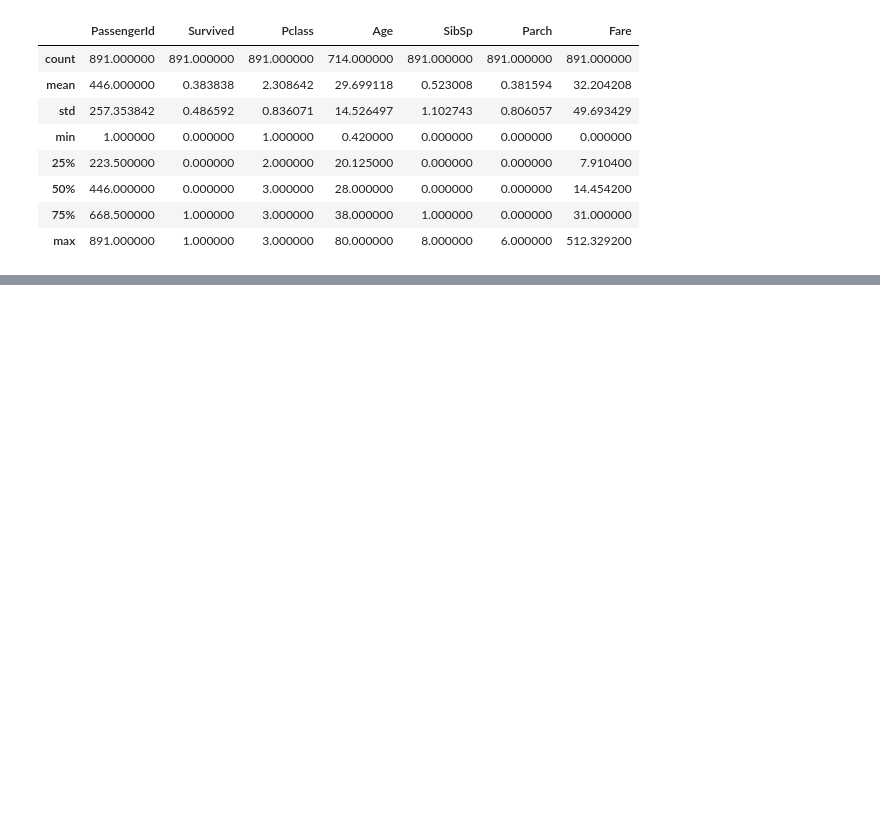
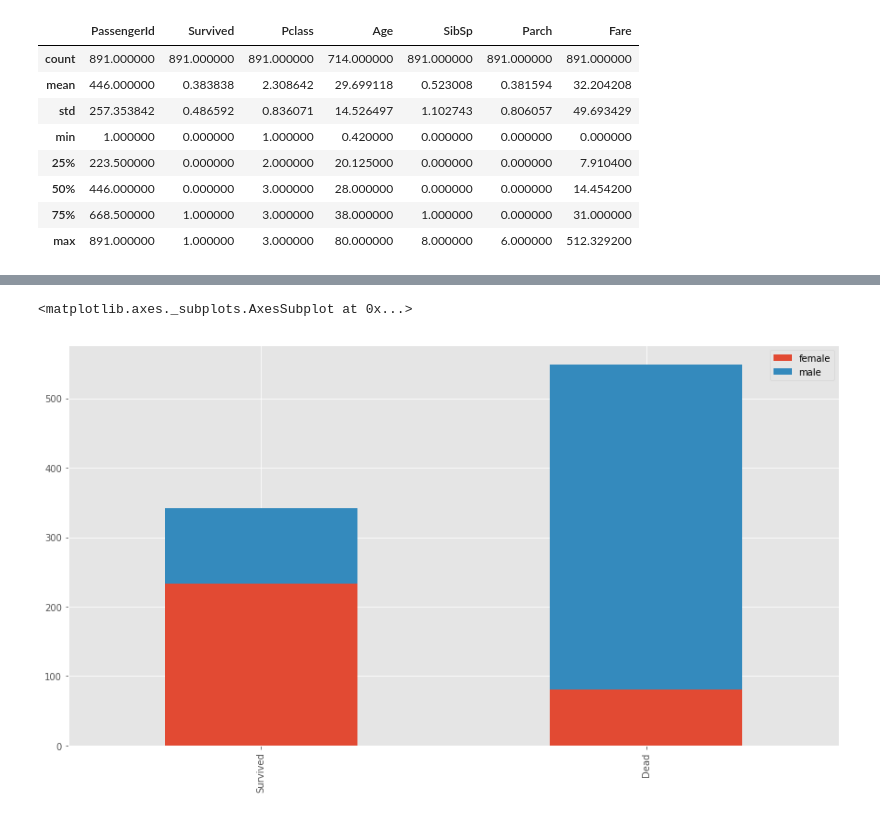
Before and after one commit to medeirosthiago/sucrilhos-kaggle, a Jupyter notebook: titanic/solution-01.ipynb, the cells around one changed output, grey strips where cells are left out. Drawn from its saved outputs; the diff is of its cells as text; code cells hidden in the pictures; blank space fills up the shorter version.

Commit message:
Made data exploratories

```diff
--- a/titanic/solution-01.ipynb
+++ b/titanic/solution-01.ipynb
@@ -26,8 +27,8 @@ pd.options.display.max_columns = 100
 pd.options.display.max_rows = 100
 matplotlib.style.use('ggplot')
 # %%
-data = pd.read_csv('data/train.csv')
-data.shape
+train = pd.read_csv('data/train.csv')
+train.shape
 # %% [output]
 (891, 12)
 # %%
@@ -55,0 +55,2 @@ data['Age'].fillna(data['Age'].m)
+# %%
+train['Age'].fillna(train['Age'].median(), inplace=True)
@@ -55,0 +69,10 @@ data['Age'].fillna(data['Age'].m)
+# %%
+survived_sex = train[train['Survived'] == 1]['Sex'].value_counts()
+dead_sex = train[train['Survived'] == 0]['Sex'].value_counts()
+df = pd.DataFrame([survived_sex, dead_sex])
+df.index = ['Survived', 'Dead']
+# %%
+df.plot(kind='bar', stacked=True, figsize=(15, 8))
+# %% [output]
+<matplotlib.axes._subplots.AxesSubplot at 0x...>
+[figure, added]
```
Also changed, not shown: parts of 10 cells of this notebook, 1 other file.
